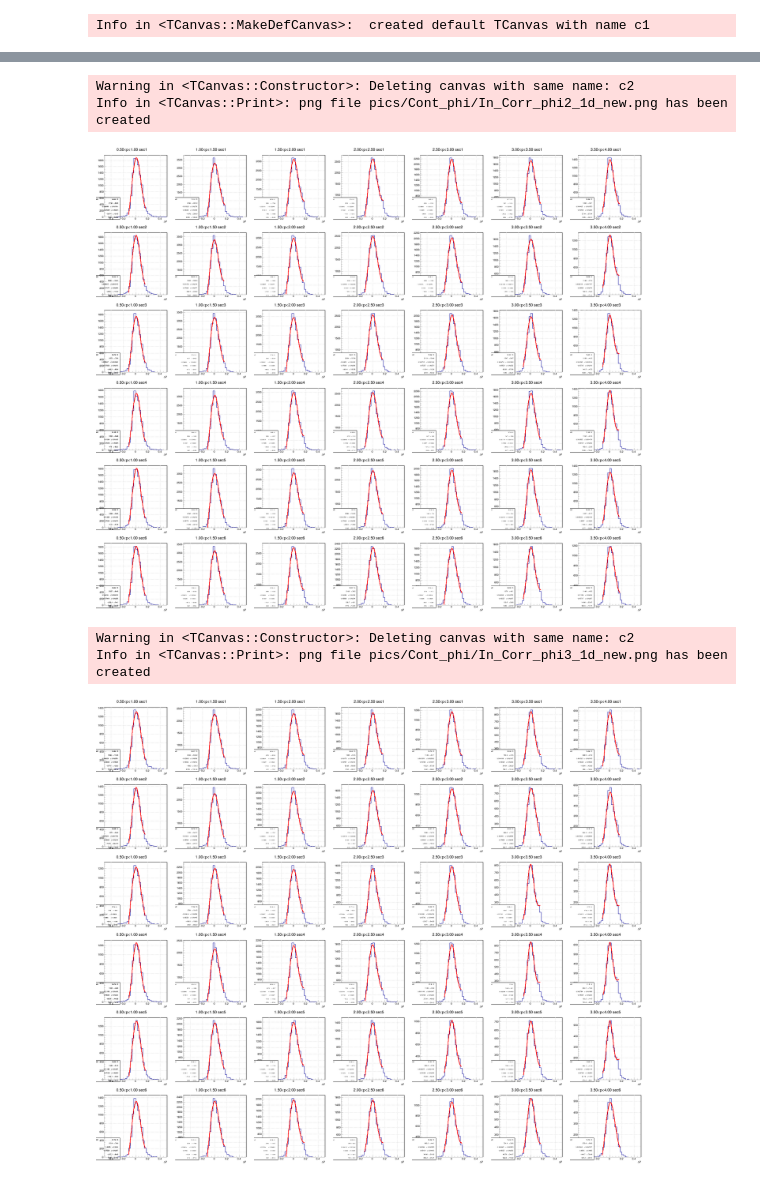
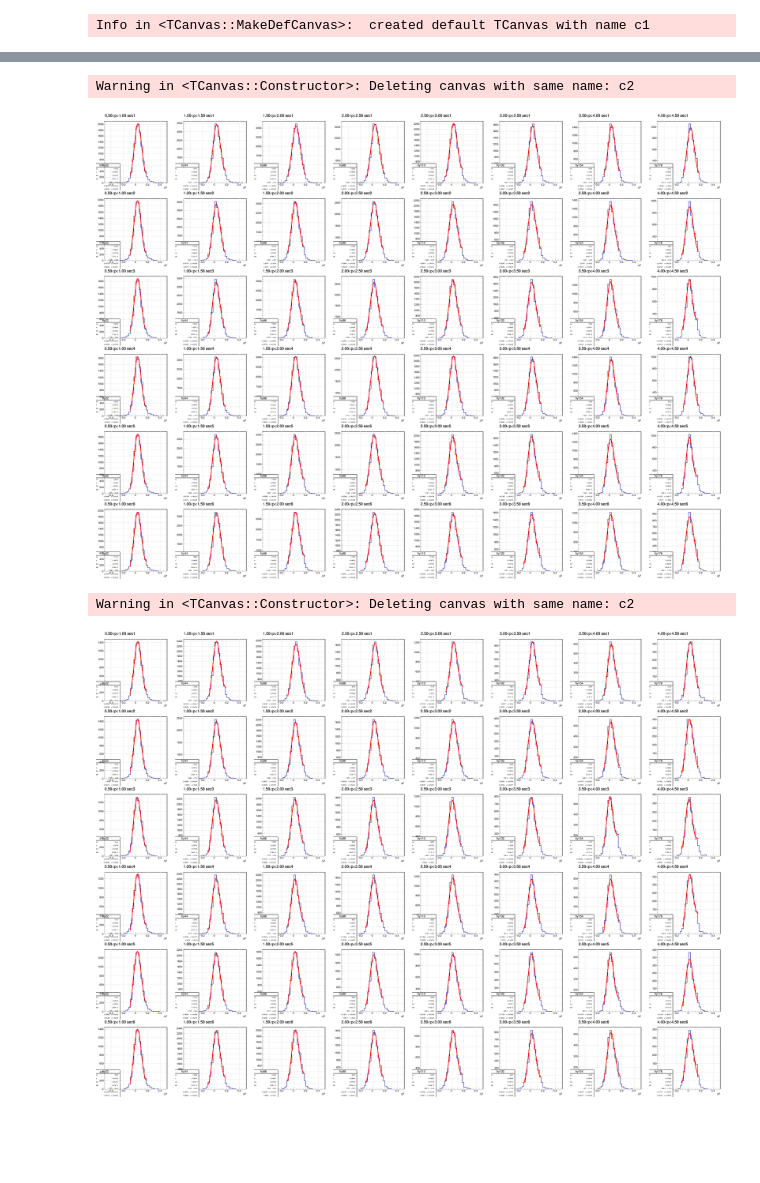
Before and after one commit to manavbilakhia/Mom_Corr_epPipPim, a Jupyter notebook: Pass2/InbMomentumCorr.ipynb, the cells around one changed output, grey strips where cells are left out. Saved outputs shown, nothing was run; the diff lists cells and outputs as text; code cells hidden in the pictures; blank space fills up the shorter version.

```diff
--- a/Pass2/InbMomentumCorr.ipynb
+++ b/Pass2/InbMomentumCorr.ipynb
@@ -5382,32 +5066,32 @@ c2.Divide(8,6,0.0001,0.0001)
 c2.Draw()
 
 
-for i in range(7):
+for i in range(8):
     c2.cd(i+1)
     #dpp11.hys[i].Rebin(2)
     dpp11.hys[i].GetXaxis().SetRangeUser(-0.5,0.5)
     dpp11.hys[i].Draw()
-for i in range(7):
+for i in range(8):
     c2.cd(i+8+1)
     dpp21.hys[i].GetXaxis().SetRangeUser(-0.5,0.5)
     dpp21.hys[i].Draw()
-for i in range(7):
+for i in range(8):
     c2.cd(i+8*2+1)
     dpp31.hys[i].GetXaxis().SetRangeUser(-0.5,0.5)
     dpp31.hys[i].Draw()
-for i in range(7):
+for i in range(8):
     c2.cd(i+8*3+1)
     dpp41.hys[i].GetXaxis().SetRangeUser(-0.5,0.5)
     dpp41.hys[i].Draw()
-for i in range(7):
+for i in range(8):
     c2.cd(i+8*4+1)
     dpp51.hys[i].GetXaxis().SetRangeUser(-0.5,0.5)
     dpp51.hys[i].Draw()
-for i in range(7):
+for i in range(8):
     c2.cd(i+8*5+1)
     dpp61.hys[i].GetXaxis().SetRangeUser(-0.5,0.5)
     dpp61.hys[i].Draw()
 
 
-c2.Print("pics/Cont_phi/In_Corr_phi1_1d_new.png")
+#c2.Print("pics/Cont_phi/In_Corr_phi1_1d_no_corr.png")
 # %% [output]
@@ -5419,76 +5102,74 @@ c2.Divide(8,6,0.0001,0.0001)
 c2.Draw()
 
 
-for i in range(7):
+for i in range(8):
     c2.cd(i+1)
     #dpp11.hys[i].Rebin(2)
     dpp12.hys[i].GetXaxis().SetRangeUser(-0.5,0.5)
     dpp12.hys[i].Draw()
-for i in range(7):
+for i in range(8):
     c2.cd(i+8+1)
     dpp22.hys[i].GetXaxis().SetRangeUser(-0.5,0.5)
     dpp22.hys[i].Draw()
-for i in range(7):
+for i in range(8):
     c2.cd(i+8*2+1)
     dpp32.hys[i].GetXaxis().SetRangeUser(-0.5,0.5)
     dpp32.hys[i].Draw()
-for i in range(7):
+for i in range(8):
     c2.cd(i+8*3+1)
     dpp42.hys[i].GetXaxis().SetRangeUser(-0.5,0.5)
     dpp42.hys[i].Draw()
-for i in range(7):
+for i in range(8):
     c2.cd(i+8*4+1)
     dpp52.hys[i].GetXaxis().SetRangeUser(-0.5,0.5)
     dpp52.hys[i].Draw()
-for i in range(7):
+for i in range(8):
     c2.cd(i+8*5+1)
     dpp62.hys[i].GetXaxis().SetRangeUser(-0.5,0.5)
     dpp62.hys[i].Draw()
 
 
-c2.Print("pics/Cont_phi/In_Corr_phi2_1d_new.png")
+#c2.Print("pics/Cont_phi/In_Corr_phi2_1d_no_corr.png")
 # %% [output]
 Warning in <TCanvas::Constructor>: Deleting canvas with same name: c2
-Info in <TCanvas::Print>: png file pics/Cont_phi/In_Corr_phi2_1d_new.png has been created
-[figure, old version]
+[figure, new version]
 # %%
 c2 = ROOT.TCanvas("c2","c2",2000,1500)
 c2.Divide(8,6,0.0001,0.0001)
 c2.Draw()
 
 
-for i in range(7):
+for i in range(8):
     c2.cd(i+1)
     #dpp11.hys[i].Rebin(2)
     dpp13.hys[i].GetXaxis().SetRangeUser(-0.5,0.5)
     dpp13.hys[i].Draw()
-for i in range(7):
+for i in range(8):
     c2.cd(i+8+1)
     dpp23.hys[i].GetXaxis().SetRangeUser(-0.5,0.5)
     dpp23.hys[i].Draw()
-for i in range(7):
+for i in range(8):
     c2.cd(i+8*2+1)
     dpp33.hys[i].GetXaxis().SetRangeUser(-0.5,0.5)
     dpp33.hys[i].Draw()
-for i in range(7):
+for i in range(8):
     c2.cd(i+8*3+1)
     dpp43.hys[i].GetXaxis().SetRangeUser(-0.5,0.5)
     dpp43.hys[i].Draw()
-for i in range(7):
+for i in range(8):
     c2.cd(i+8*4+1)
     dpp53.hys[i].GetXaxis().SetRangeUser(-0.5,0.5)
     dpp53.hys[i].Draw()
-for i in range(7):
+for i in range(8):
     c2.cd(i+8*5+1)
     dpp63.hys[i].GetXaxis().SetRangeUser(-0.5,0.5)
     dpp63.hys[i].Draw()
 
 
-c2.Print("pics/Cont_phi/In_Corr_phi3_1d_new.png")
+#c2.Print("pics/Cont_phi/In_Corr_phi3_1d_no_corr.png")
 # %% [output]
 Warning in <TCanvas::Constructor>: Deleting canvas with same name: c2
-Info in <TCanvas::Print>: png file pics/Cont_phi/In_Corr_phi3_1d_new.png has been created
-[figure, old version]
+[figure, new version]
 # %%
 line =  ROOT.TLine(0, 0, 8, 0)
 c1 = ROOT.TCanvas("c1","c1",2000,800)
```
Also changed, not shown: parts of 33 cells of this notebook, 2 other files.
